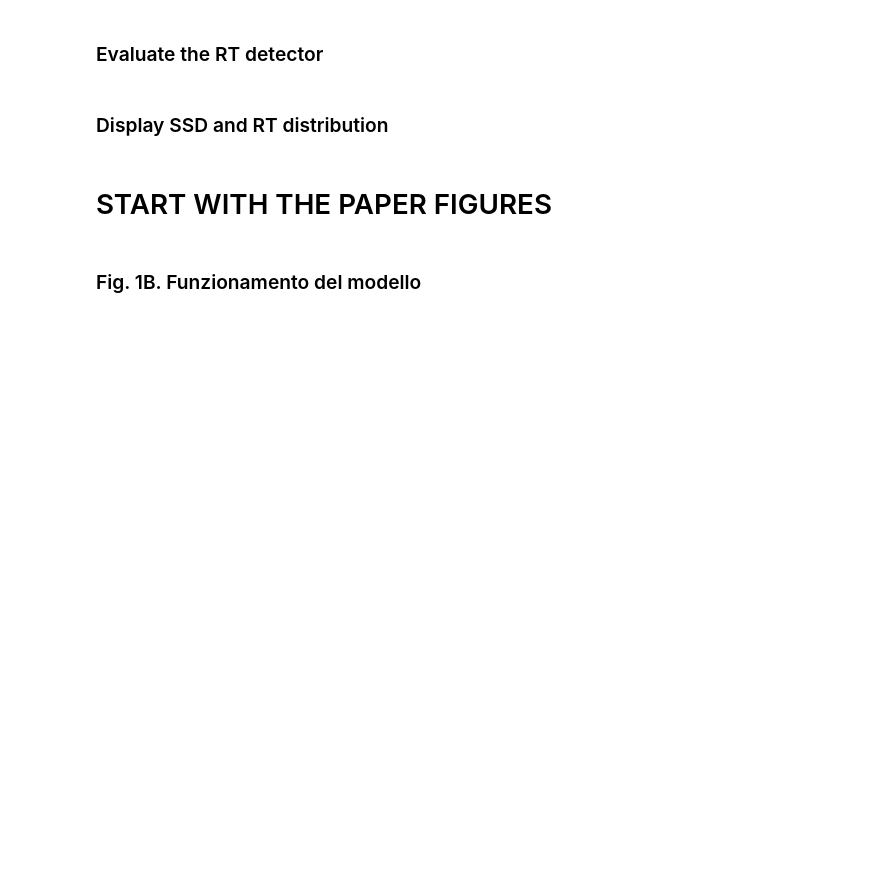
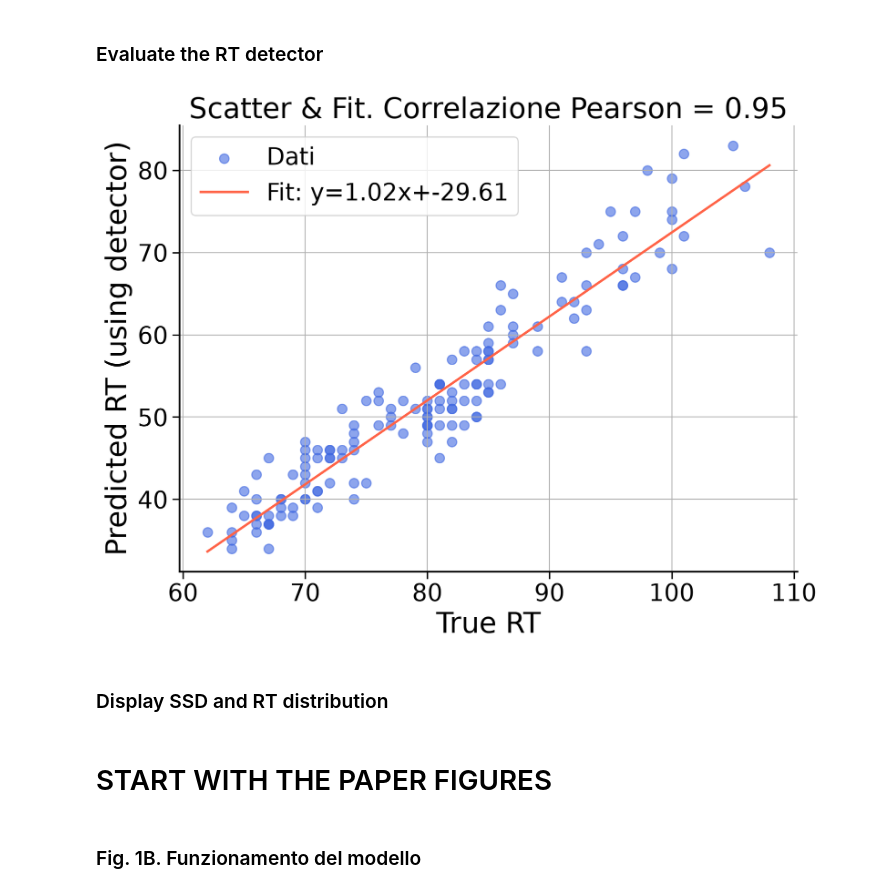
Before and after one commit to atubito98/deep-markov-model, a Jupyter notebook: dmm_test.ipynb, the cells around one changed output. Cells and saved outputs as stored; diff of their text form; code cells hidden in the pictures; blank space fills up the shorter version.

```diff
--- a/dmm_test.ipynb
+++ b/dmm_test.ipynb
@@ -111,10 +129,12 @@ comm_dict = {
 # %%
 diff_dict = {
     "data": test_data,
     "n_trials": 1
 }
 
-RT_pred_performance(comm_dict, diff_dict)
+figures.RT_pred_performance(comm_dict, diff_dict)
+# %% [output]
+[figure, added]
 # %% [markdown]
 ### Display SSD and RT distribution
 # %%
```
Also changed, not shown: parts of 19 cells of this notebook, 18 other files.
